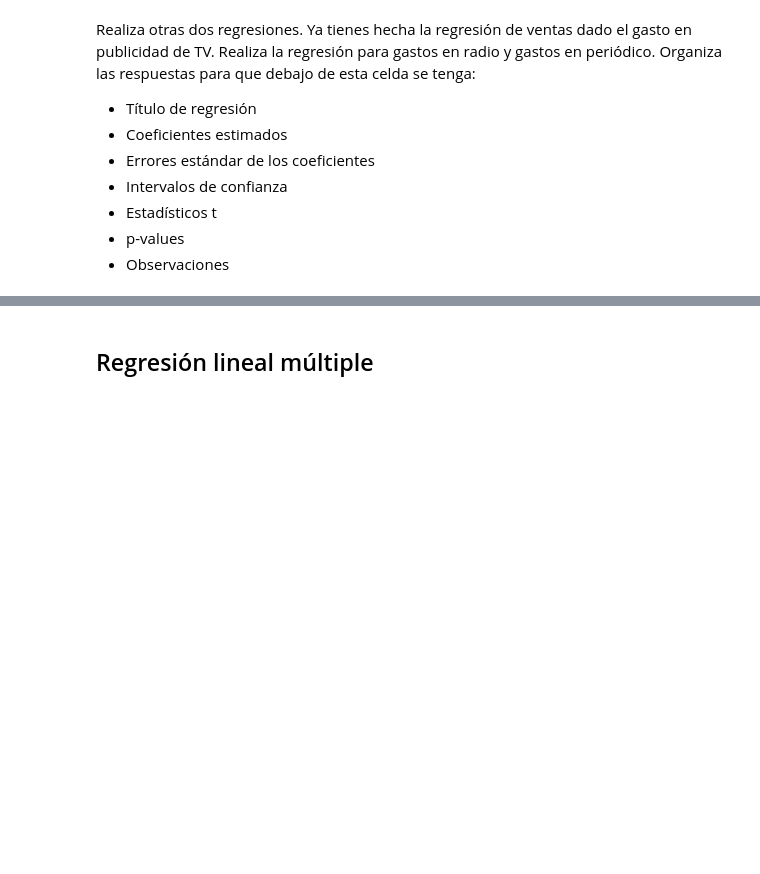
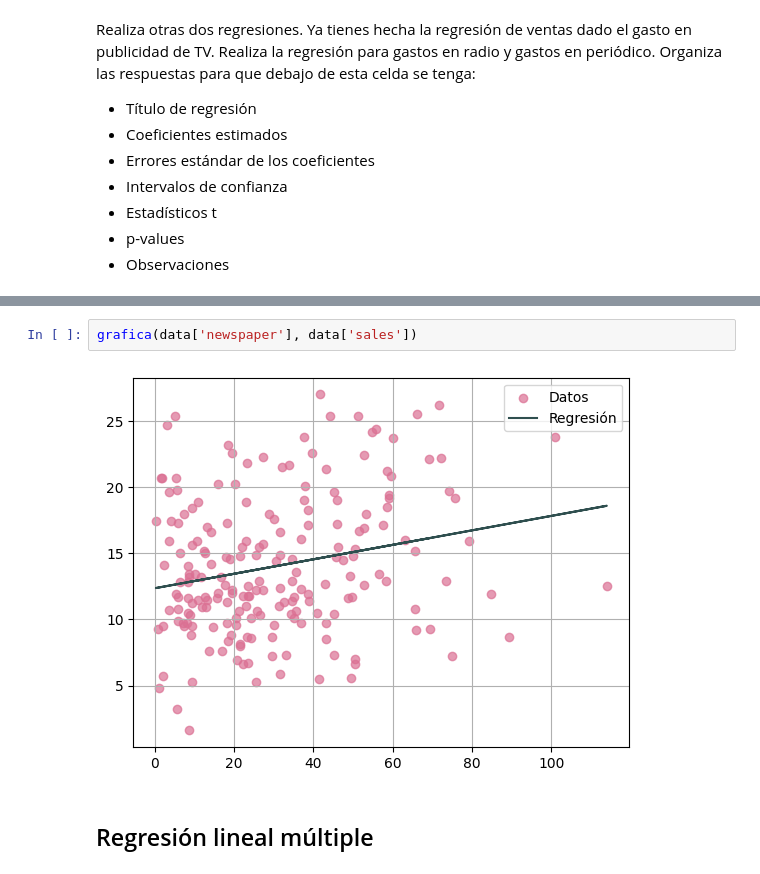
Before and after one commit to AnaSofiaHinojosa/LabAprEst, a Jupyter notebook: Lab - R3.ipynb, the cells around one changed output, grey strips where cells are left out. Cells and saved outputs as stored; diff of their text form; blank space fills up the shorter version.

```diff
--- a/Lab - R3.ipynb
+++ b/Lab - R3.ipynb
@@ -302,3 +306,7 @@ todo(data['newspaper'], data['sales'])
+# %%
+grafica(data['newspaper'], data['sales'])
+# %% [output]
+[figure, added]
 # %% [markdown]
 ## Regresión lineal múltiple
 # %% [markdown]
```
Also changed, not shown: parts of 16 cells of this notebook.
